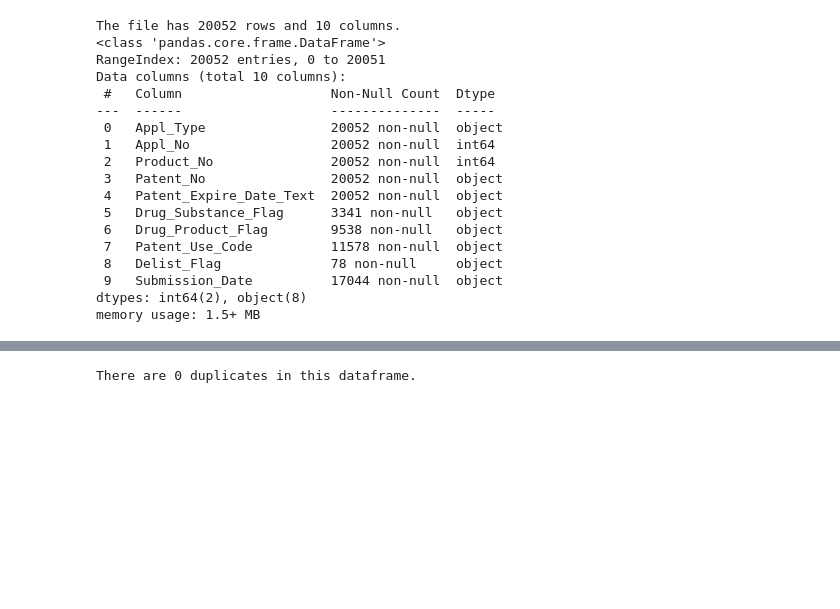
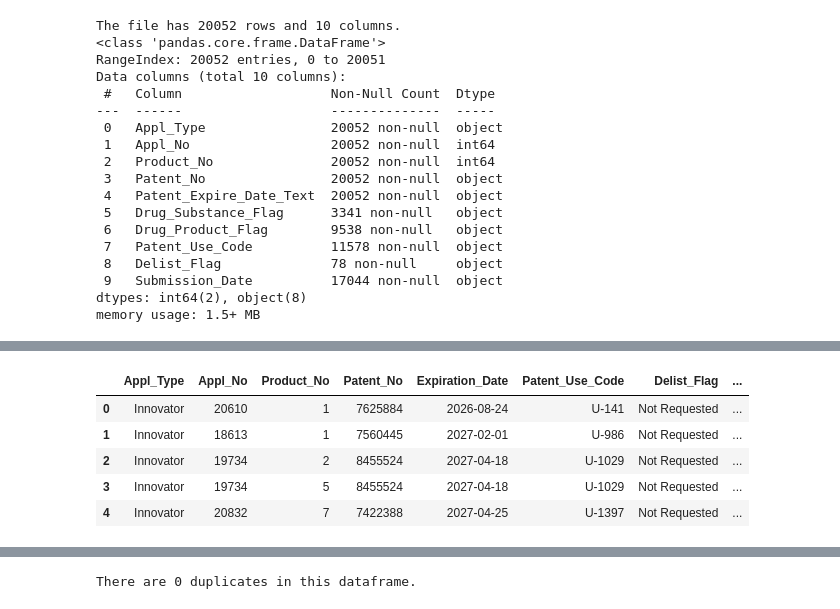
Before and after one commit to juanjomarcruz/FDA_Orange_Book_Project, a Jupyter notebook: 2_Jupyter_Notebooks/pre_analysis_cleaning_transformation_pat.ipynb, the cells around one changed output, grey strips where cells are left out. Saved outputs shown, nothing was run; the diff lists cells and outputs as text; code cells hidden in the pictures; blank space fills up the shorter version.

```diff
--- a/2_Jupyter_Notebooks/pre_analysis_cleaning_transformation_pat.ipynb
+++ b/2_Jupyter_Notebooks/pre_analysis_cleaning_transformation_pat.ipynb
@@ -75,0 +195,12 @@ There are 18 duplicates in this dataframe.
+# %%
+#Conversion into datetime
+
+df_pat[['Expiration_Date','Submission_Date']]  = df_pat[['Expiration_Date','Submission_Date']].apply(lambda col: pd.to_datetime(col, errors='coerce')) #apply function is useful to apply a funtion to multiple columns of a dataframe.
+df_pat.head()
+# %% [output]
+|  | Appl_Type | Appl_No | Product_No | Patent_No | Expiration_Date | Patent_Use_Code | Delist_Flag | ... |
+| 0 | Innovator | 20610 | 1 | 7625884 | 2026-08-24 | U-141 | Not Requested | ... |
+| 1 | Innovator | 18613 | 1 | 7560445 | 2027-02-01 | U-986 | Not Requested | ... |
+| 2 | Innovator | 19734 | 2 | 8455524 | 2027-04-18 | U-1029 | Not Requested | ... |
+| 3 | Innovator | 19734 | 5 | 8455524 | 2027-04-18 | U-1029 | Not Requested | ... |
+| 4 | Innovator | 20832 | 7 | 7422388 | 2027-04-25 | U-1397 | Not Requested | ... |
```
Also changed, not shown: parts of 27 cells of this notebook, 11 other files.
